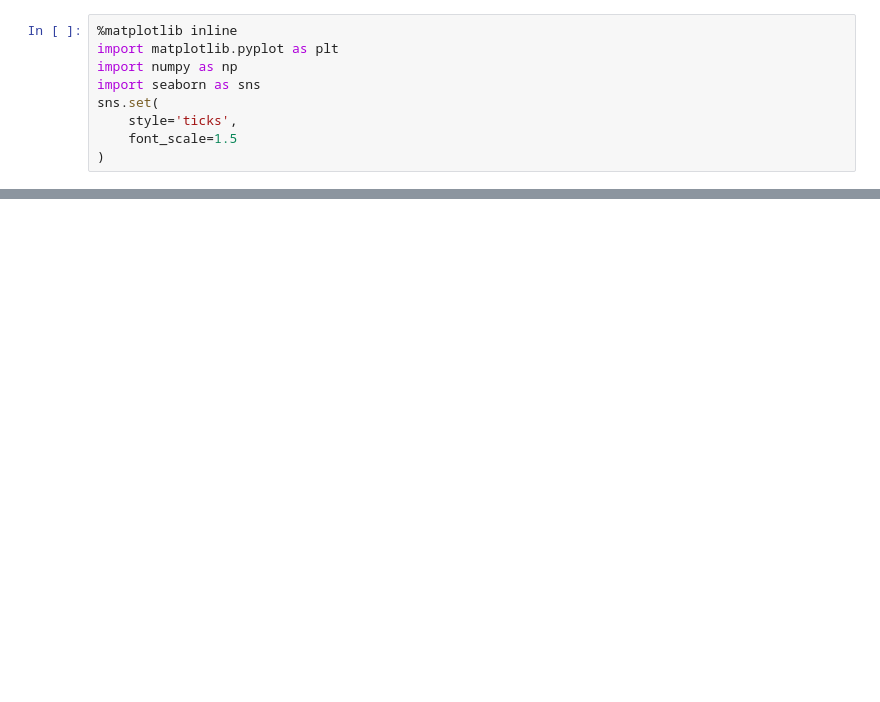
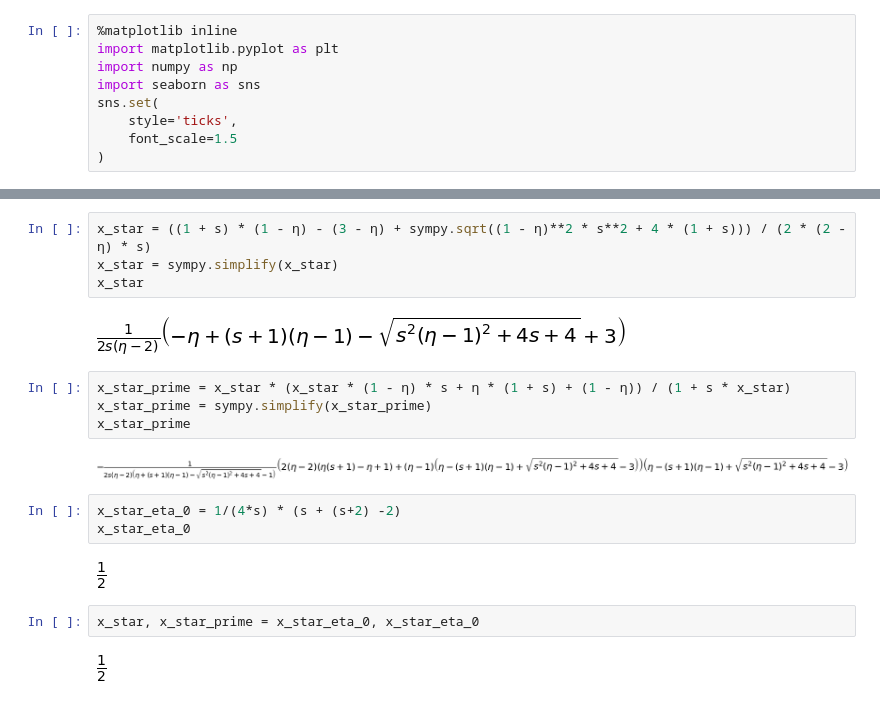
Before and after one commit to yoavram/Milpitas, a Jupyter notebook: notebooks/modifiers recursion.ipynb, the cells around one changed output, grey strips where cells are left out. Saved outputs shown, nothing was run; the diff lists cells and outputs as text; blank space fills up the shorter version.

```diff
--- a/notebooks/modifiers recursion.ipynb
+++ b/notebooks/modifiers recursion.ipynb
@@ -66,0 +128,21 @@ plt.legend();
+# %%
+x_star = ((1 + s) * (1 - η) - (3 - η) + sympy.sqrt((1 - η)**2 * s**2 + 4 * (1 + s))) / (2 * (2 -  η) * s)
+x_star = sympy.simplify(x_star)
+x_star
+# %% [output]
+[figure, added]
+# %%
+x_star_prime = x_star * (x_star * (1 - η) * s + η * (1 + s) + (1 - η)) / (1 + s * x_star)
+x_star_prime = sympy.simplify(x_star_prime)
+x_star_prime
+# %% [output]
+[figure, added]
+# %%
+x_star_eta_0 = 1/(4*s) * (s + (s+2) -2)
+x_star_eta_0
+# %% [output]
+[figure, added]
+# %%
+x_star, x_star_prime = x_star_eta_0, x_star_eta_0
+# %% [output]
+[figure, added]
```
Also changed, not shown: parts of 21 cells of this notebook.
